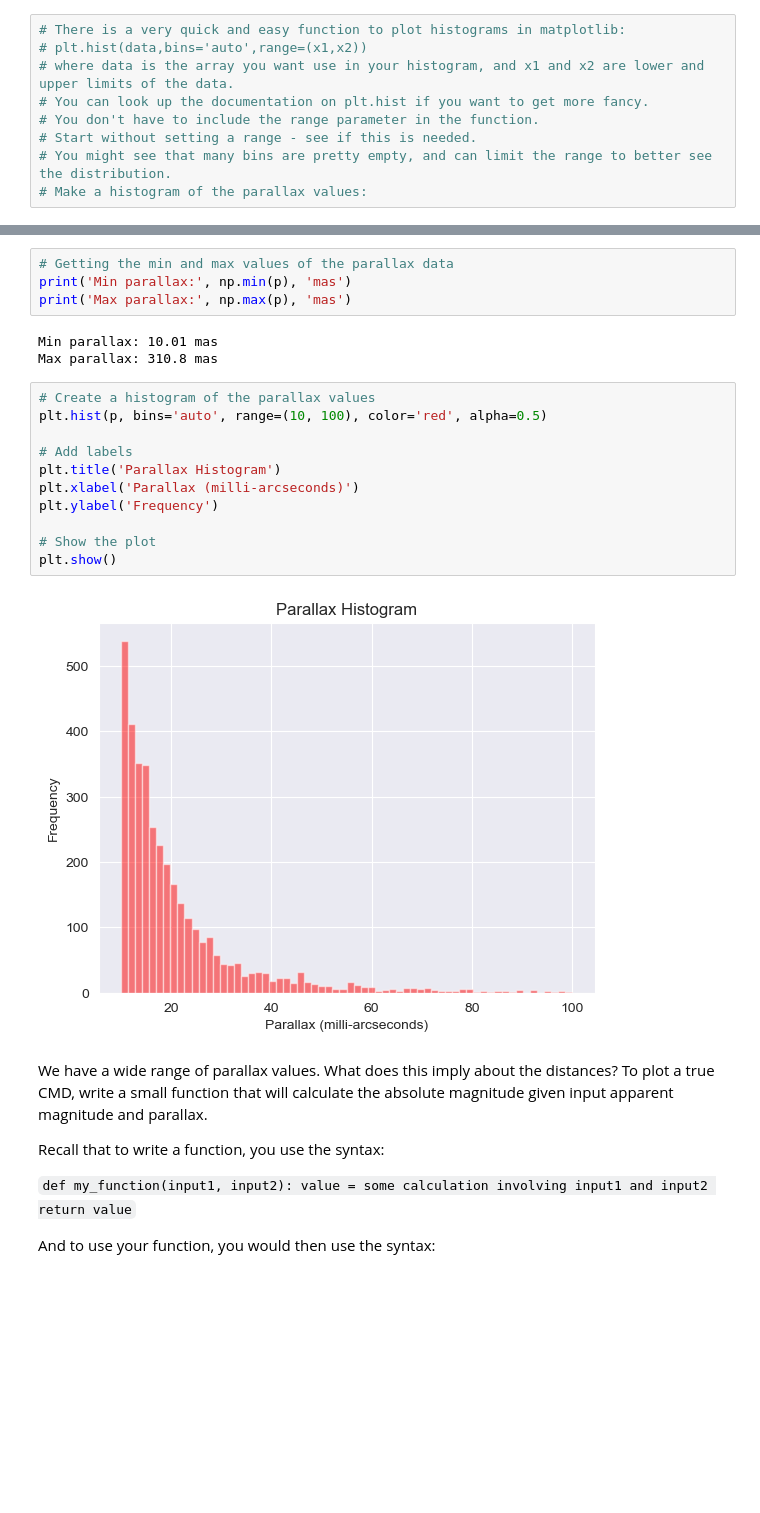
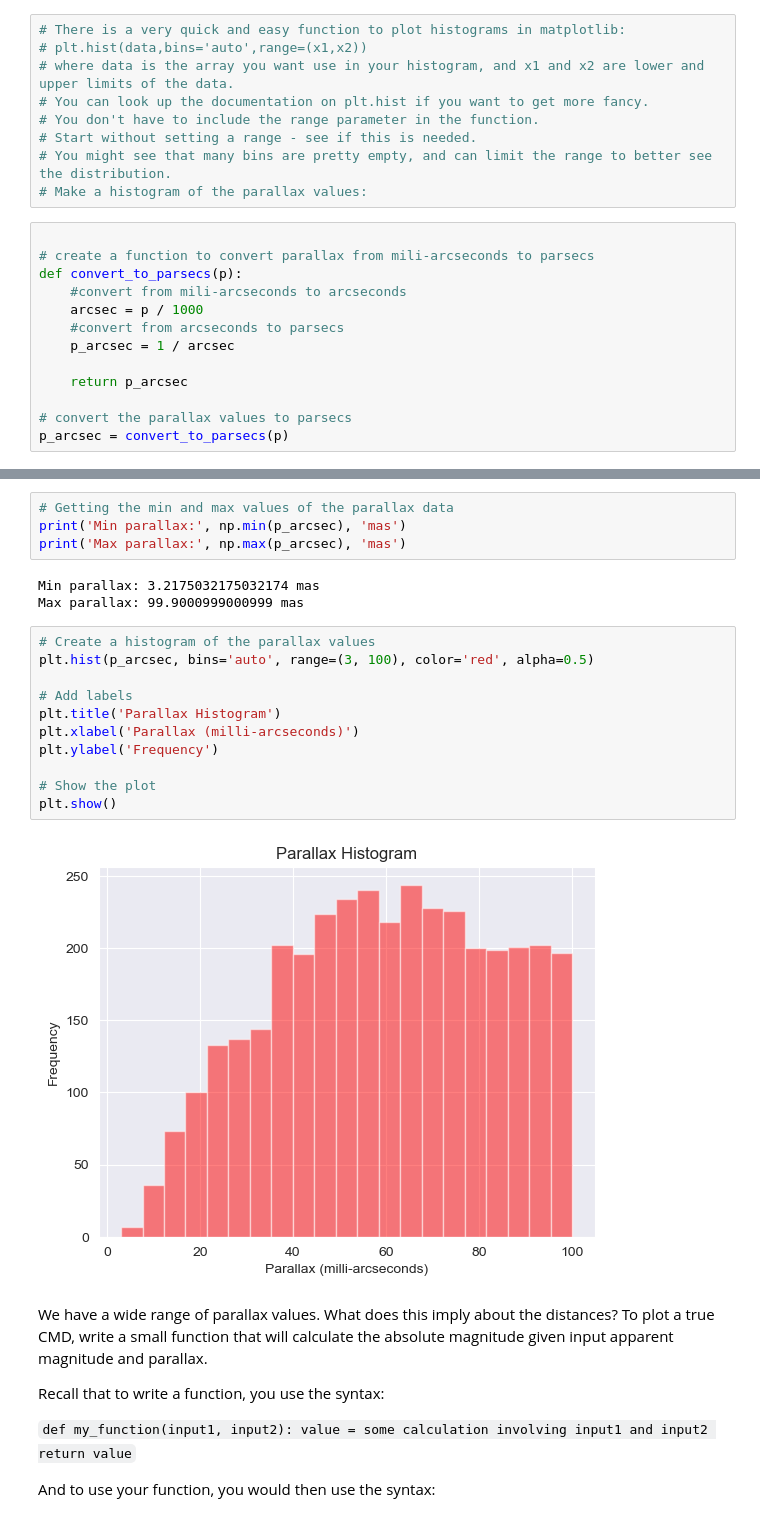
Before and after one commit to oscar066/Stellar-cluster-DataAnalysis, a Jupyter notebook: CMD_project_template.ipynb, the cells around one changed output, grey strips where cells are left out. Cells and saved outputs as stored; diff of their text form; blank space fills up the shorter version.

Commit message:
Fixed conversion of parallax to persecs

```diff
--- a/CMD_project_template.ipynb
+++ b/CMD_project_template.ipynb
@@ -101,5 +101,18 @@ Next we will make a histogram of the parallax values in the dataset.
 # Start without setting a range - see if this is needed.
 # You might see that many bins are pretty empty, and can limit the range to better see the distribution.
 # Make a histogram of the parallax values:
+# %%
+
+# create a function to convert parallax from mili-arcseconds to parsecs
+def convert_to_parsecs(p):
+    #convert from mili-arcseconds to arcseconds
+    arcsec = p / 1000
+    #convert from arcseconds to parsecs
+    p_arcsec = 1 / arcsec
+
+    return p_arcsec
+
+# convert the parallax values to parsecs
+p_arcsec = convert_to_parsecs(p)
 # %%
 # Create a histogram of the parallax values
@@ -117,23 +130,23 @@ plt.show()
 # %%
 # Getting the min and max values of the parallax data
-print('Min parallax:', np.min(p), 'mas')
-print('Max parallax:', np.max(p), 'mas')
+print('Min parallax:', np.min(p_arcsec), 'mas')
+print('Max parallax:', np.max(p_arcsec), 'mas')
 # %% [output]
-Min parallax: 10.01 mas
-Max parallax: 310.8 mas
+Min parallax: 3.2175032175032174 mas
+Max parallax: 99.9000999000999 mas
 # %%
 # Create a histogram of the parallax values
-plt.hist(p, bins='auto', range=(10, 100), color='red', alpha=0.5)
+plt.hist(p_arcsec, bins='auto', range=(3, 100), color='red', alpha=0.5)
 
 # Add labels
 plt.title('Parallax Histogram')
 plt.xlabel('Parallax (milli-arcseconds)')
 plt.ylabel('Frequency')
 
 # Show the plot
 plt.show()
 # %% [output]
-[figure, old version]
+[figure, new version]
 # %% [markdown]
 We have a wide range of parallax values. What does this imply about the distances? To plot a true CMD, write a small function that will calculate the absolute magnitude given input apparent magnitude and parallax.
 
```
Also changed, not shown: parts of 47 cells of this notebook, 10 other files.
